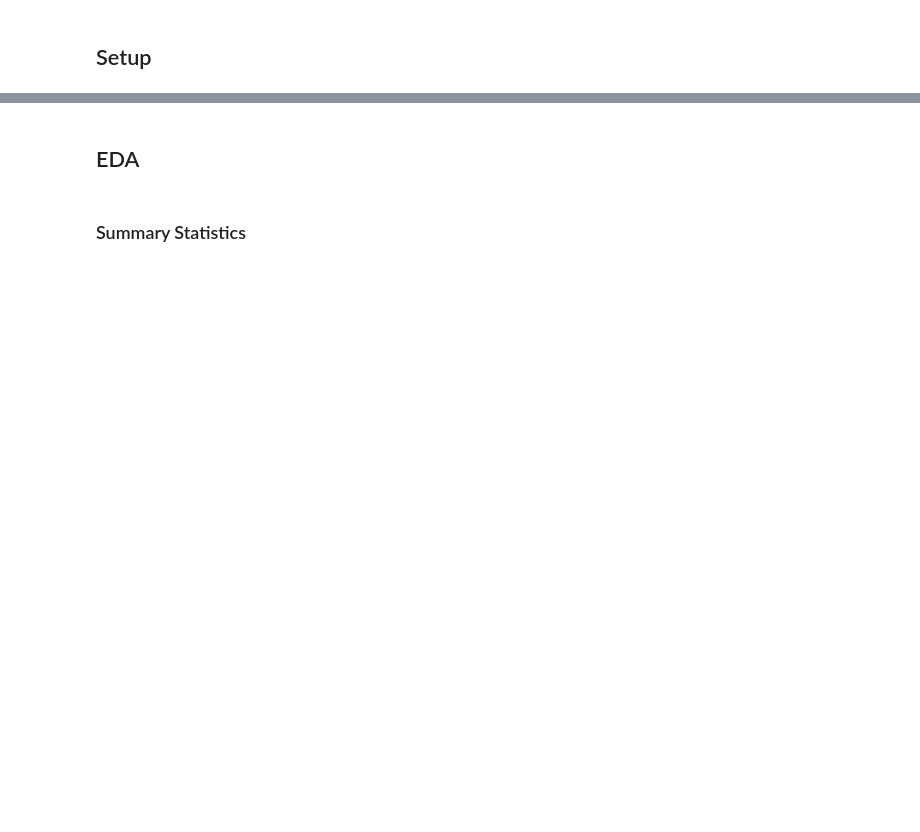
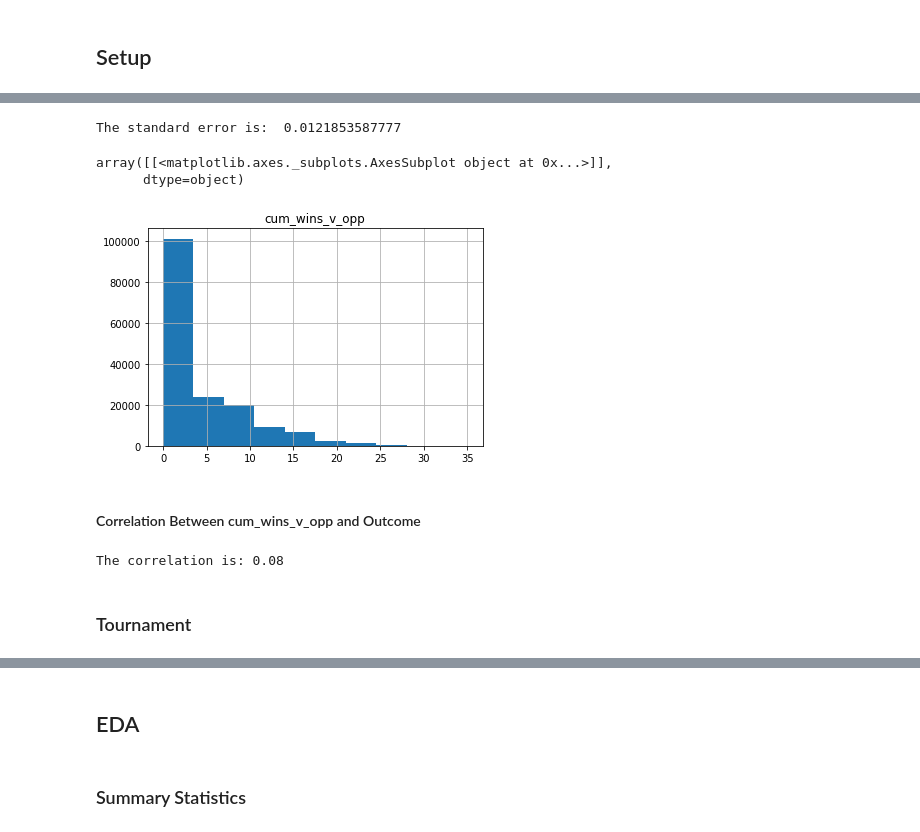
Before and after one commit to elyliu/mids-w207-final_proj-ncaa, a Jupyter notebook: Alex/Alex-EDA.ipynb, the cells around one changed output, grey strips where cells are left out. Cells and saved outputs as stored; diff of their text form; code cells hidden in the pictures; blank space fills up the shorter version.

```diff
--- a/Alex/Alex-EDA.ipynb
+++ b/Alex/Alex-EDA.ipynb
@@ -78,0 +193,23 @@ dtype: object
+# %%
+se_reg = float(np.std(df_reg[['cum_wins_v_opp']])) / ((len(df_reg[['cum_wins_v_opp']])) ** (0.5))
+
+print "The standard error is: ", se_reg
+# %% [output]
+The standard error is:  0.0121853587777
+# %%
+df_reg[['cum_wins_v_opp']].hist()
+# %% [output]
+array([[<matplotlib.axes._subplots.AxesSubplot object at 0x...>]],
+      dtype=object)
+[figure, added]
+# %% [markdown]
+#### Correlation Between cum_wins_v_opp and Outcome
+# %%
+df_corr = pd.DataFrame({'Outcome':df_reg['Outcome']})
+df_corr['cum_wins_v_opp'] = df_reg['cum_wins_v_opp']
+
+print 'The correlation is: {0:.2f}'.format(df_corr.corr().iloc[0, 1])
+# %% [output]
+The correlation is: 0.08
+# %% [markdown]
+### Tournament
```
Also changed, not shown: parts of 68 cells of this notebook.
